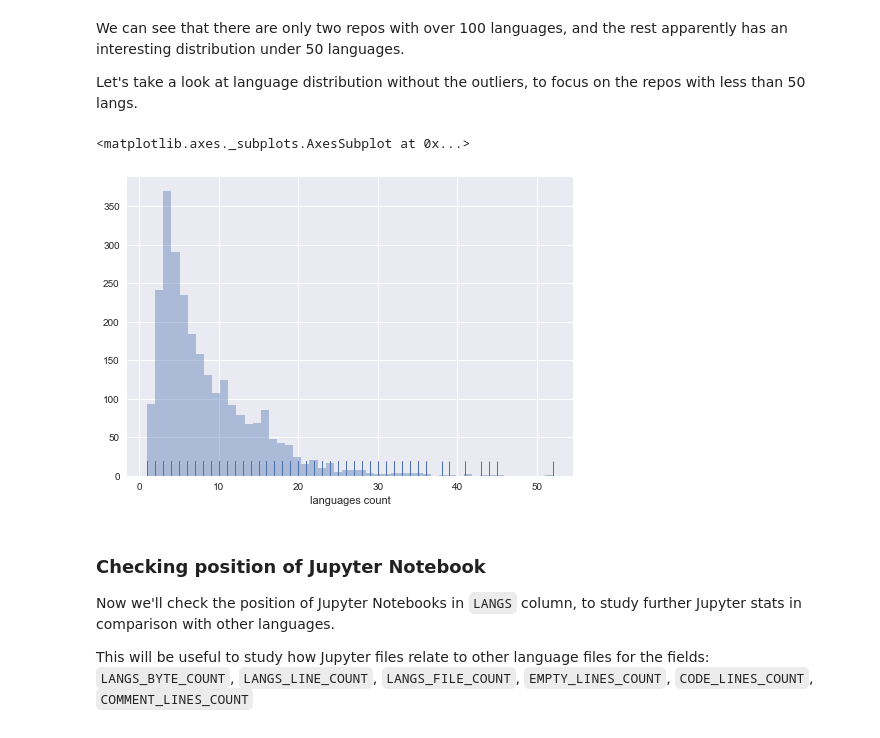
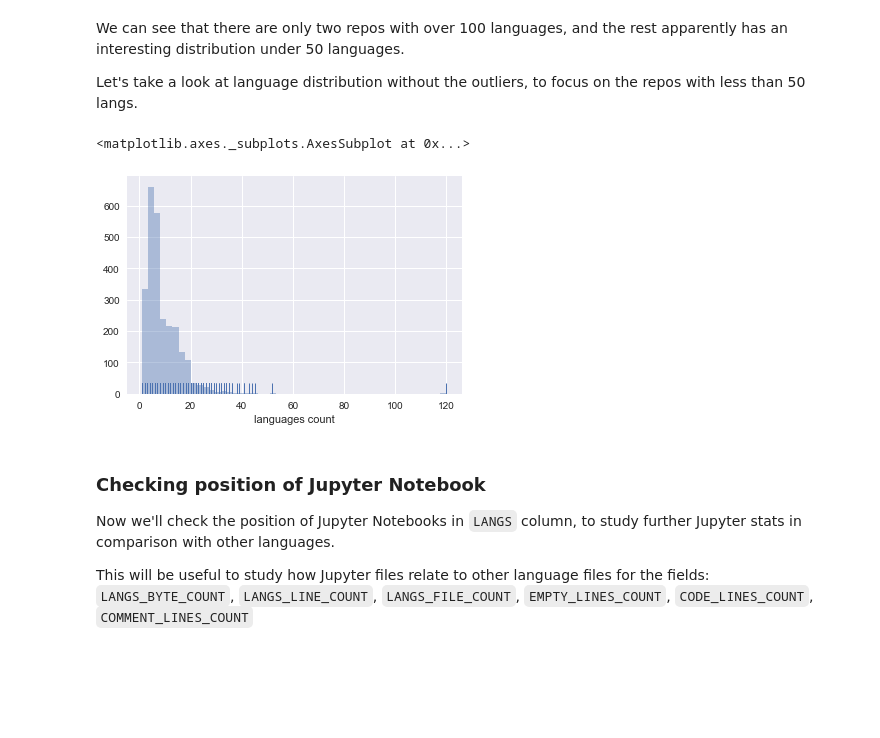
Before and after one commit to gomesfernanda/PGA_study, a Jupyter notebook: PGA_study.ipynb, the cells around one changed output. Cells and saved outputs as stored; diff of their text form; code cells hidden in the pictures; blank space fills up the shorter version.

```diff
--- a/PGA_study.ipynb
+++ b/PGA_study.ipynb
@@ -88,10 +88,10 @@ We can see that there are only two repos with over 100 languages, and the rest a
 
 Let's take a look at language distribution without the outliers, to focus on the repos with less than 50 langs.
 # %%
-sns.distplot((jupyter_df[jupyter_df.LANGS_COUNT < 100]['LANGS_COUNT']), bins=50, kde=False, rug=True, hist=True, axlabel="languages count")
+sns.distplot((jupyter_df[jupyter_df.LANGS_COUNT < 300]['LANGS_COUNT']), bins=50, kde=False, rug=True, hist=True, axlabel="languages count")
 # %% [output]
 <matplotlib.axes._subplots.AxesSubplot at 0x...>
-[figure, old version]
+[figure, new version]
 # %% [markdown]
 ### Checking position of Jupyter Notebook
 
```
Also changed, not shown: parts of 5 cells of this notebook.
